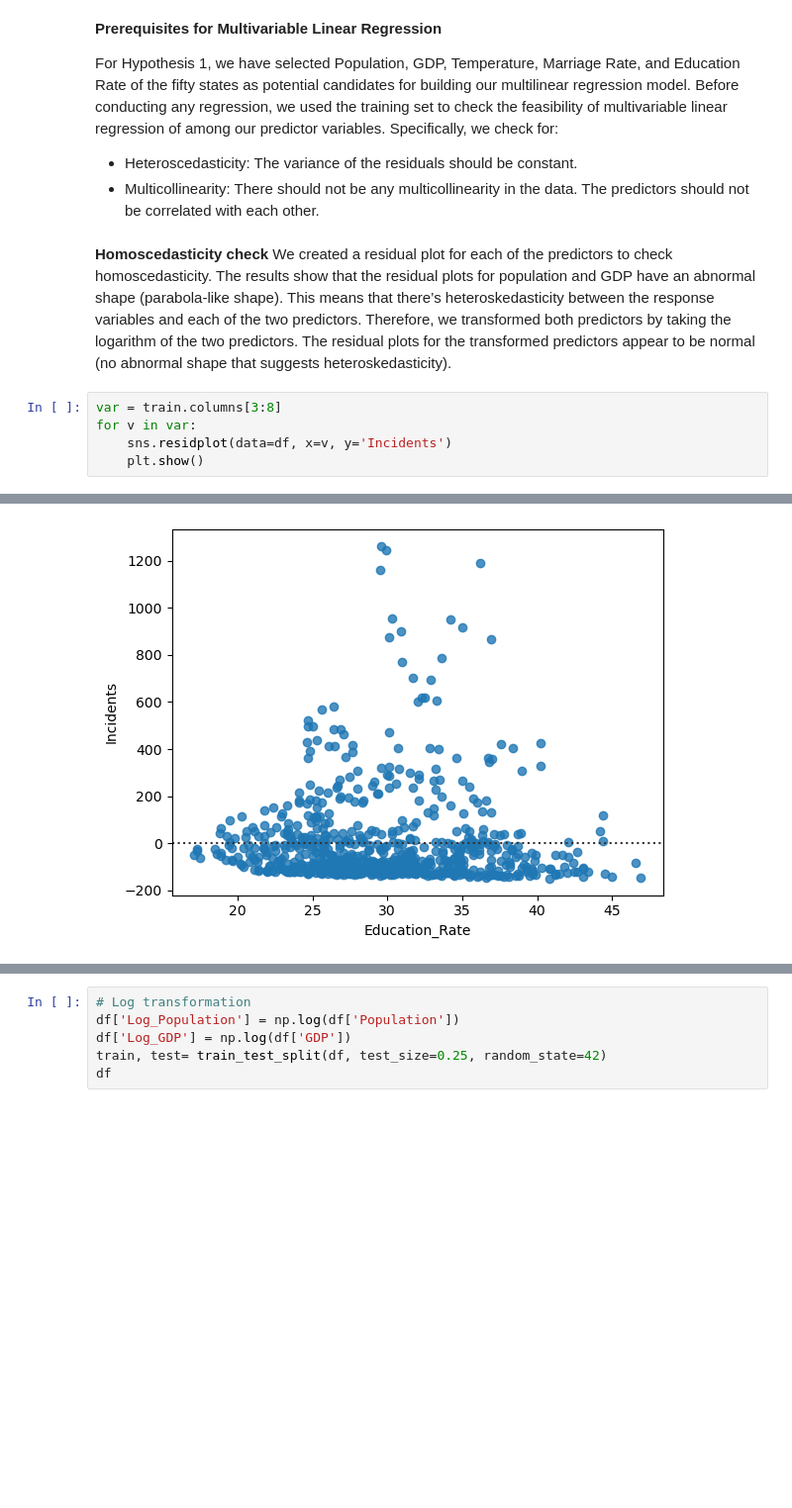
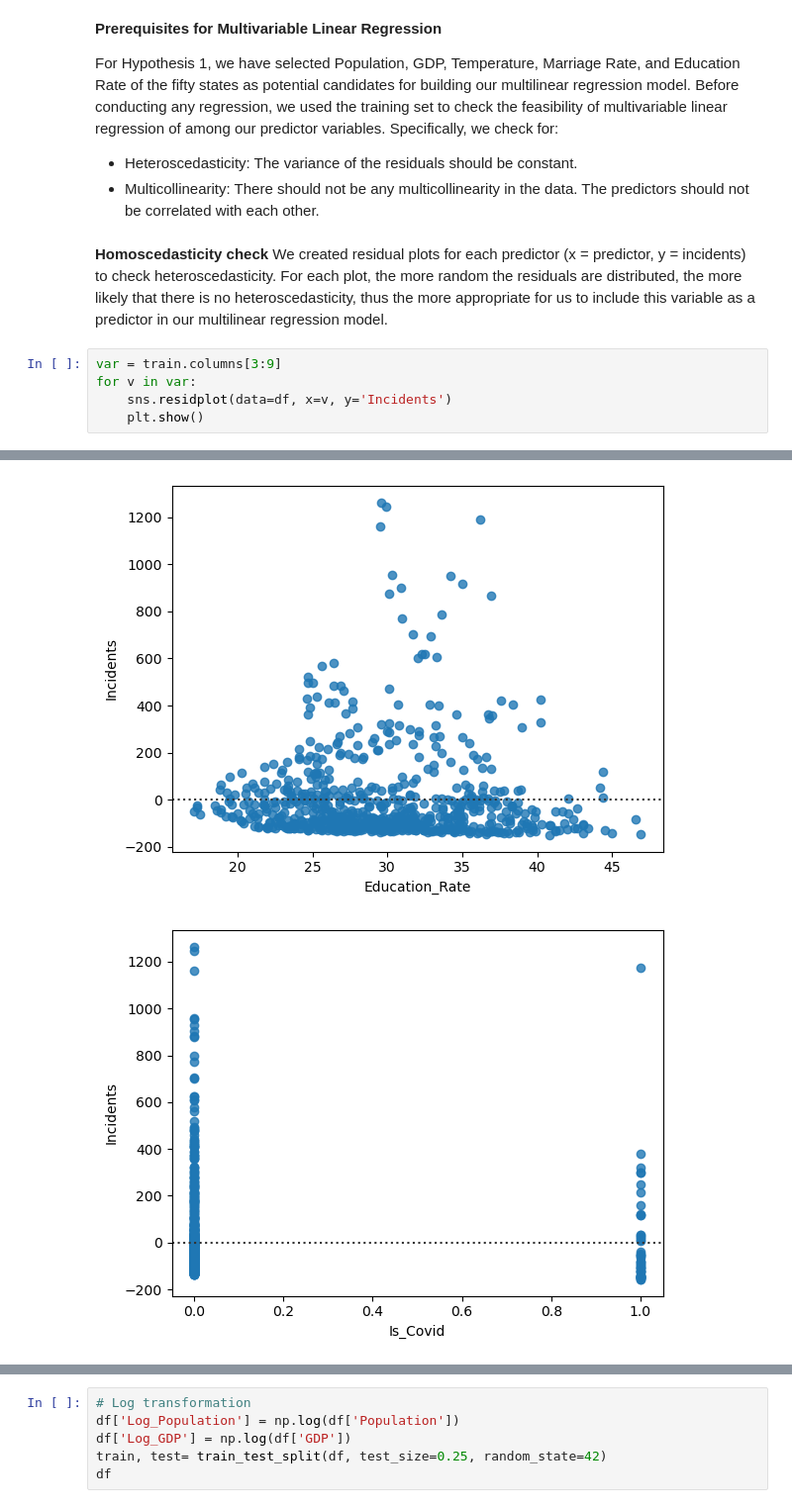
Before and after one commit to ChenTsizhen/2950_Project, a Jupyter notebook: phase4.ipynb, the cells around one changed output, grey strips where cells are left out. Shown at 99% size. Cells and saved outputs as stored; diff of their text form; blank space fills up the shorter version.

```diff
--- a/phase4.ipynb
+++ b/phase4.ipynb
@@ -357,16 +357,17 @@ For Hypothesis 1, we have selected Population, GDP, Temperature, Marriage Rate,
 
 - Heteroscedasticity: The variance of the residuals should be constant.
 - Multicollinearity: There should not be any multicollinearity in the data. The predictors should not be correlated with each other.
-# %% [markdown]
-**Homoscedasticity check** We created a residual plot for each of the predictors to check homoscedasticity. The results show that the residual plots for population and GDP have an abnormal shape (parabola-like shape). This means that there’s heteroskedasticity between the response variables and each of the two predictors. Therefore, we transformed both predictors by taking the logarithm of the two predictors. The residual plots for the transformed predictors appear to be normal (no abnormal shape that suggests heteroskedasticity).
+# %% [markdown]
+**Homoscedasticity check** We created residual plots for each predictor (x = predictor, y = incidents) to check heteroscedasticity. For each plot, the more random the residuals are distributed, the more likely that there is no heteroscedasticity, thus the more appropriate for us to include this variable as a predictor in our multilinear regression model.
 # %%
-var = train.columns[3:8]
+var = train.columns[3:9]
 for v in var:
     sns.residplot(data=df, x=v, y='Incidents')
     plt.show()
 # %% [output]
 [figure]
 [figure]
 [figure]
 [figure]
 [figure]
+[figure, added]
```
Also changed, not shown: parts of 3 cells of this notebook, 1 other file.
